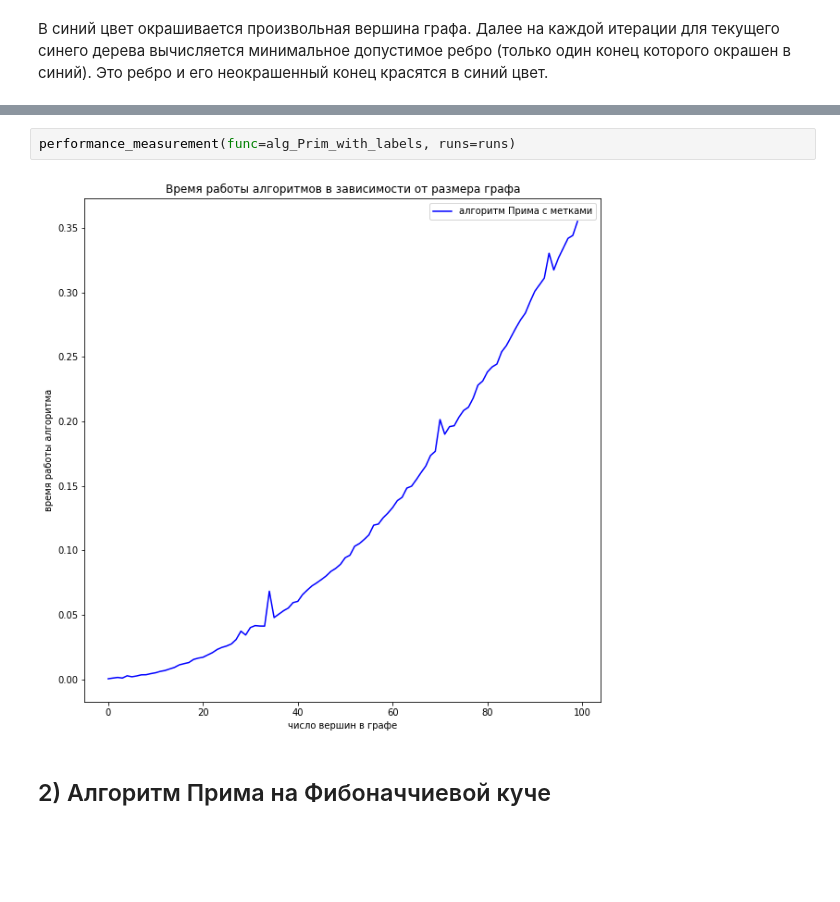
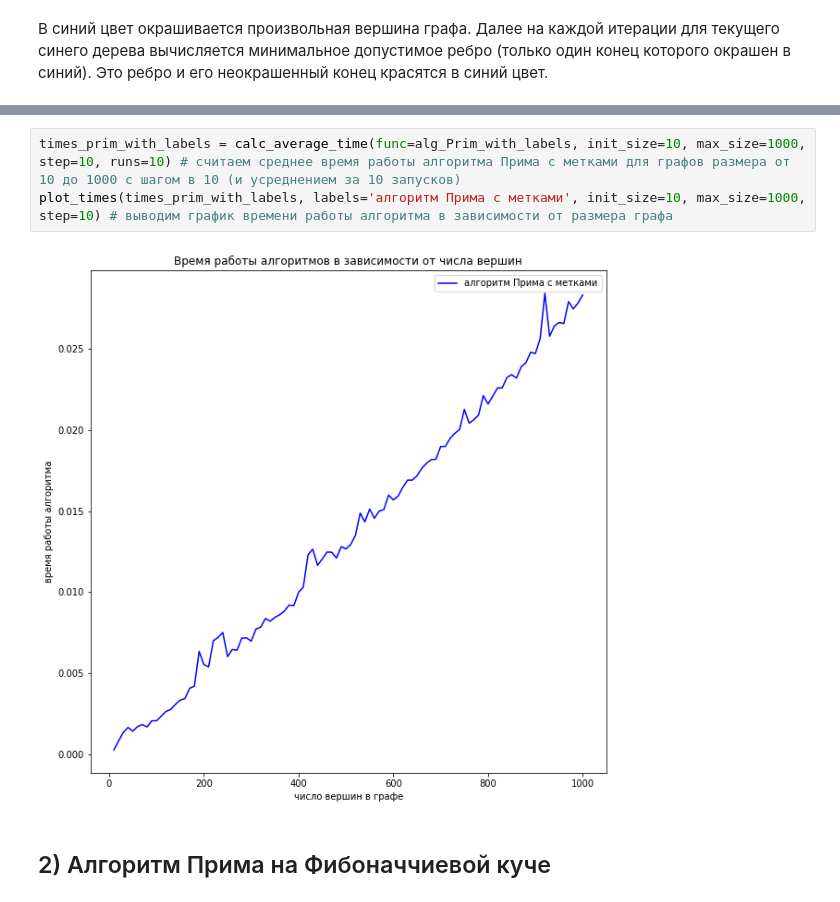
Before and after one commit to DenisKabanov/discrete_models_and_algorithms_complexity, a Jupyter notebook: task.ipynb, the cells around one changed output, grey strips where cells are left out. Cells and saved outputs as stored; diff of their text form; blank space fills up the shorter version.

```diff
--- a/task.ipynb
+++ b/task.ipynb
@@ -205,7 +268,8 @@ print_graph(adj_matrix=adj_matrix, edges=edges_prim_with_labels) # вывод о
-# %%
-performance_measurement(func=alg_Prim_with_labels, runs=runs)
-# %% [output]
-[figure, removed]
+# %%
+times_prim_with_labels = calc_average_time(func=alg_Prim_with_labels, init_size=10, max_size=1000, step=10, runs=10) # считаем среднее время работы алгоритма Прима с метками для графов размера от 10 до 1000 с шагом в 10 (и усреднением за 10 запусков)
+plot_times(times_prim_with_labels, labels='алгоритм Прима с метками', init_size=10, max_size=1000, step=10) # выводим график времени работы алгоритма в зависимости от размера графа
+# %% [output]
+[figure, added]
 # %% [markdown]
 ## 2) Алгоритм Прима на Фибоначчиевой куче
 # %% [markdown]
```
Also changed, not shown: parts of 28 cells of this notebook, 1 other file.
